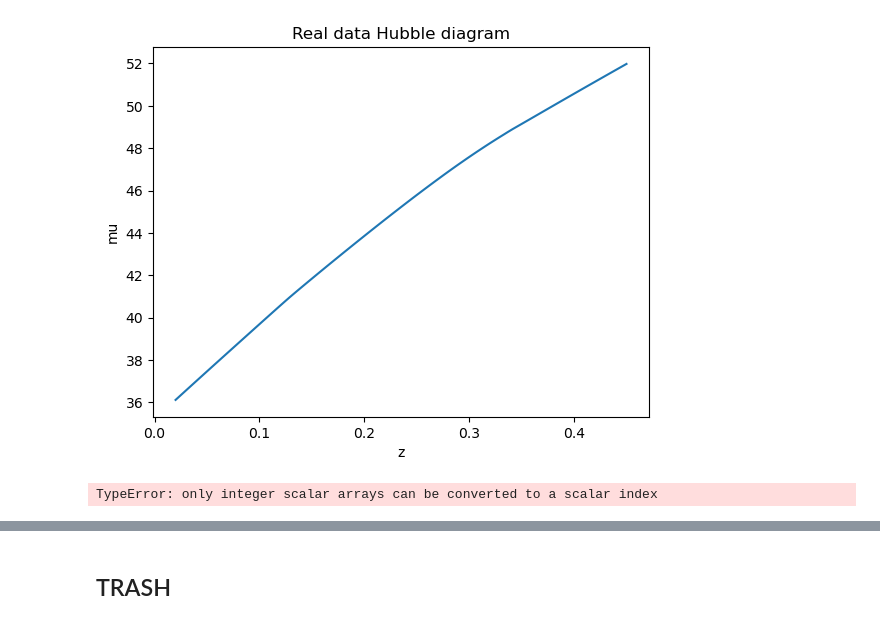
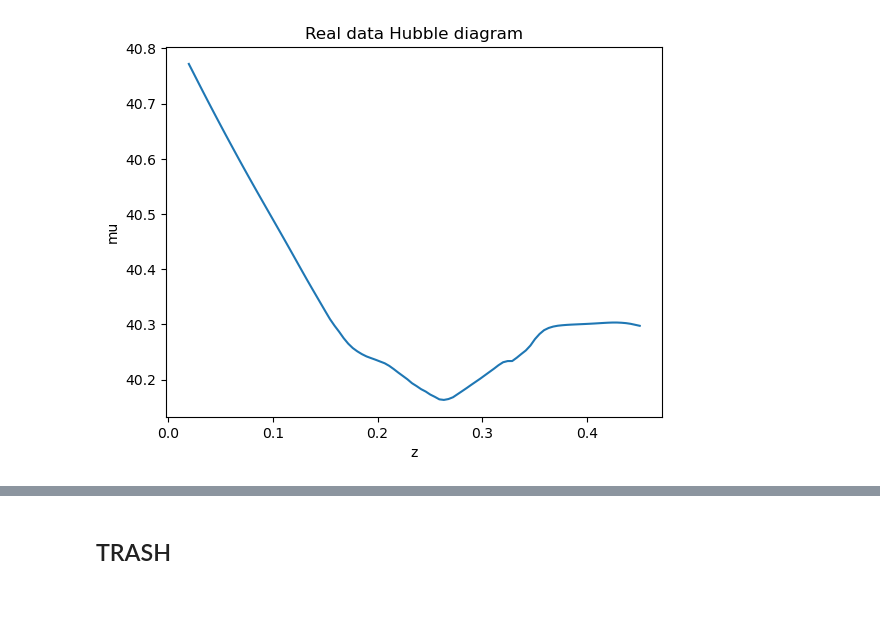
Before and after one commit to margherita-lera/SMC-ABC-for-Supernovae-Ia, a Jupyter notebook: smcabc.ipynb, the cells around one changed output, grey strips where cells are left out. Drawn from its saved outputs; the diff is of its cells as text; code cells hidden in the pictures.

```diff
--- a/smcabc.ipynb
+++ b/smcabc.ipynb
@@ -5,18 +6,19 @@ from funky import *
 # %%
 # Estrazione mu e z per dati reali. Alla fine verrà una smooth curve su una
 # griglia uniforme di z.
-z_data,mu_data=get_hubble_real()
+#z_data,mu_data=get_hubble_real()
+z_data,mu_data=get_hubble_sim([0.34,-1])
 # summary statistic of real data
 z_data,mu_data=(smoother(z_data,mu_data))
 
 
 plt.plot(z_data,mu_data)
 plt.title('Real data Hubble diagram')
 plt.xlabel('z')
 plt.ylabel('mu')
 plt.show()
 # %% [output]
-[figure, old version]
+[figure, new version]
 # %%
 # errore si deve aggiornare a ogni trial
 # observed data: nel paper sono 200 sampled SNe con omega m =0.27 e w = -1. Ho=72 km s-1 mpc-1.
@@ -51,21 +53,24 @@ tau_square=2*np.cov(theta_t, rowvar=True)
 # %%
-epsilon_t = np.percentile(distances,q=0.75)
+epsilon_t = np.percentile(distances,q=0.25)
 
 #for t in range(2,T):
 while epsilon_t > 0.033:
     theta_new=[] # diventerà il nuovo theta_t
     weights_new=[] # diventeranno il nuovo w
-    distances=[]
+    distances_new=[]
 
     # Voglio N particles che mi piacciono. Alla fine aggiornerò pesi e epsilon
     for i in range(N):
+        print(i)
         while True:
             # sample particle
-            idx=rng.choice(range(theta_t),p=w)
+            idx=rng.choice(range(N),p=w)
             theta_star=theta_t[idx]
             #perturb particle!
             theta_i_t=rng.multivariate_normal(theta_star, tau_square) # propongo un aggiornamento di un theta
-
+            # scarto se sono fuori dal dominio
+            if not ((0<theta_i_t[0]<1) and (-3<theta_i_t[1]<0)): continue
+            #print(theta_i_t)
             # simulate z and mu given choice of theta
             z_i_t, mu_i_t= get_hubble_sim(theta_i_t)
             # create summary statistics
@@ -75,17 +80,18 @@ while epsilon_t > 0.033:
             delta = np.median(np.abs(mu_data - mu_i_t))
 
             if delta<epsilon_t:
+                print('accettato',theta_i_t)
                 break  #Ho trovato una particle che mi piace.
+            else: print('rifiutato')
 
         theta_new.append(theta_i_t)
-        distances.append(delta)
+        distances_new.append(delta)
 
         # aggiorna pesi ---- DA RICONTROLLARE
-        denom = np.sum(
-            w[j] * rng.multivariate_normal.pdf(theta_i_t, theta_t[j], tau_square)
-            for j in range(N)
-        )
-        weight = rng.prior_pdf(theta_i_t) / denom
+        denom = 0.0
+        for j in range(N):
+            denom += w[j] * scipy.stats.multivariate_normal.pdf(x=theta_i_t,mean=theta_t[j],cov=tau_square)
+        weight = 1 / denom
         weights_new.append(weight)
 
 
@@ -99,9 +105,7 @@ while epsilon_t > 0.033:
     theta_t=np.array(theta_new)
 
     #epsilon update
-    epsilon_t= np.quantile(distances,p=0.50)
+    epsilon_t= np.quantile(distances_new,p=0.50)
 
 # è finita. Ho il mio vettore theta di 500 particelle che seguono la posterior.
 tau_square=2*np.cov(theta_t.T,aweights=w,bias=False)
-# %% [output]
-TypeError: only integer scalar arrays can be converted to a scalar index
```
Also changed, not shown: parts of 3 cells of this notebook.
